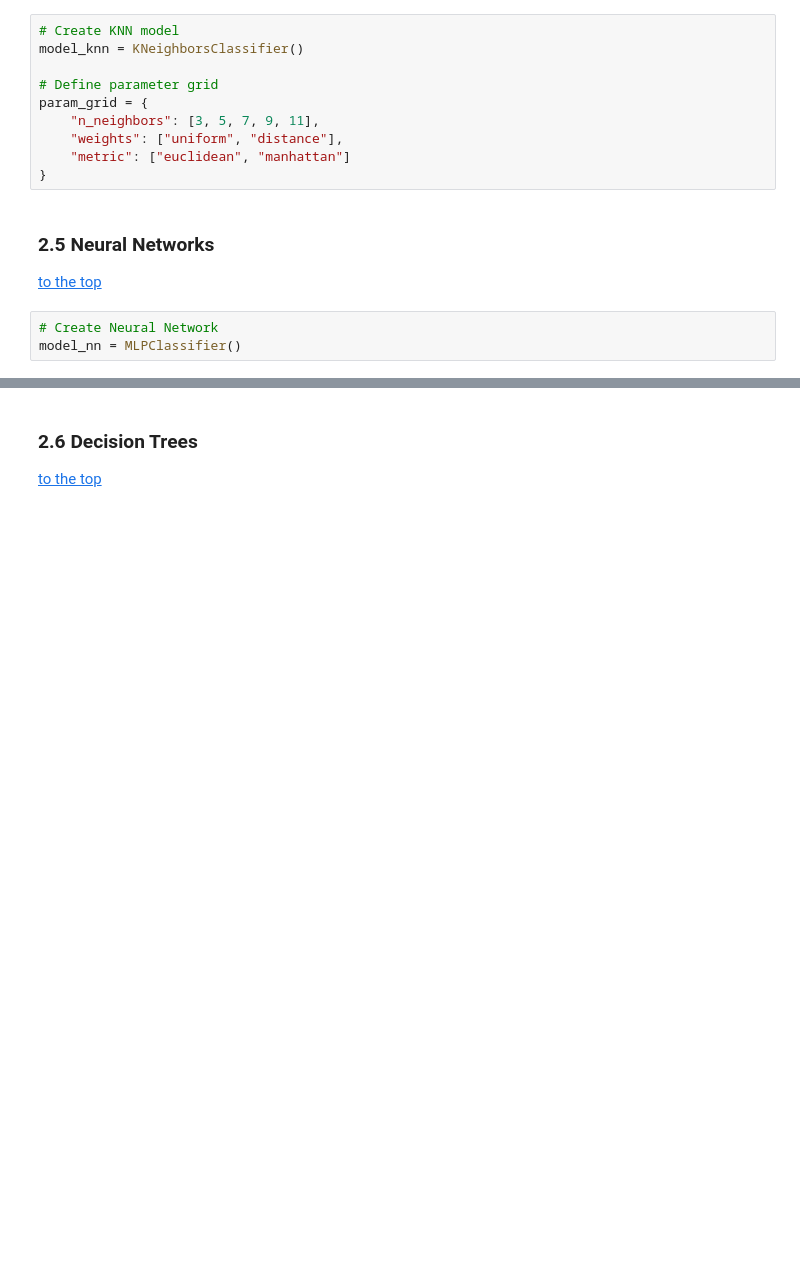
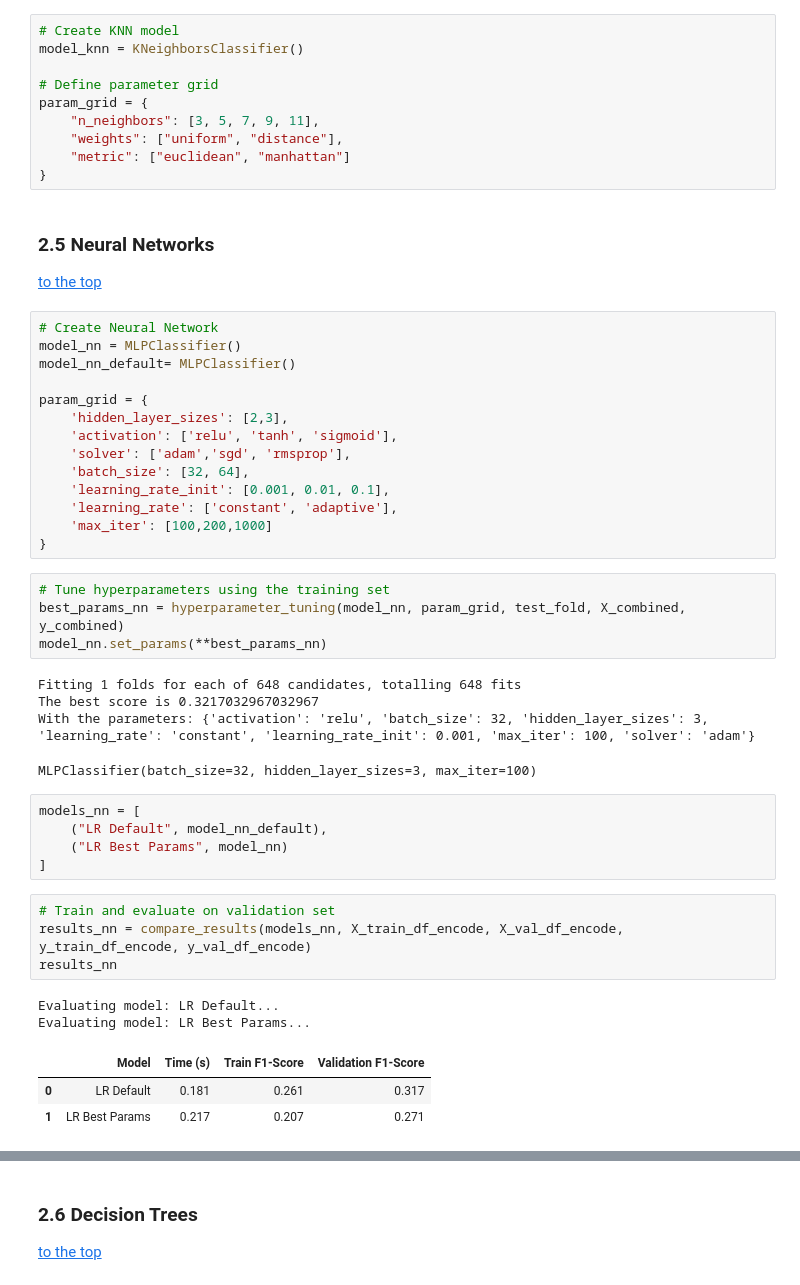
Before and after one commit to alexandregsg/ML_Project_Group52, a Jupyter notebook: 04_Model_and_Assessment.ipynb, the cells around one changed output, grey strips where cells are left out. Saved outputs shown, nothing was run; the diff lists cells and outputs as text; blank space fills up the shorter version.

```diff
--- a/04_Model_and_Assessment.ipynb
+++ b/04_Model_and_Assessment.ipynb
@@ -502,3 +505,38 @@ param_grid = {
 # %%
 # Create Neural Network
 model_nn = MLPClassifier()
+model_nn_default= MLPClassifier()
+
+param_grid = {
+    'hidden_layer_sizes': [2,3],
+    'activation': ['relu', 'tanh', 'sigmoid'],
+    'solver': ['adam','sgd', 'rmsprop'],
+    'batch_size': [32, 64],
+    'learning_rate_init': [0.001, 0.01, 0.1],
+    'learning_rate': ['constant', 'adaptive'],
+    'max_iter': [100,200,1000]
+}
+# %%
+# Tune hyperparameters using the training set
+best_params_nn = hyperparameter_tuning(model_nn, param_grid, test_fold, X_combined, y_combined)
+model_nn.set_params(**best_params_nn)
+# %% [output]
+Fitting 1 folds for each of 648 candidates, totalling 648 fits
+The best score is 0.3217032967032967
+With the parameters: {'activation': 'relu', 'batch_size': 32, 'hidden_layer_sizes': 3, 'learning_rate': 'constant', 'learning_rate_init': 0.001, 'max_iter': 100, 'solver': 'adam'}
+MLPClassifier(batch_size=32, hidden_layer_sizes=3, max_iter=100)
+# %%
+models_nn = [
+    ("LR Default", model_nn_default),
+    ("LR Best Params", model_nn)
+]
+# %%
+# Train and evaluate on validation set
+results_nn = compare_results(models_nn, X_train_df_encode, X_val_df_encode, y_train_df_encode, y_val_df_encode)
+results_nn
+# %% [output]
+Evaluating model: LR Default...
+Evaluating model: LR Best Params...
+|  | Model | Time (s) | Train F1-Score | Validation F1-Score |
+| 0 | LR Default | 0.181 | 0.261 | 0.317 |
+| 1 | LR Best Params | 0.217 | 0.207 | 0.271 |
```
Also changed, not shown: parts of 9 cells of this notebook.
